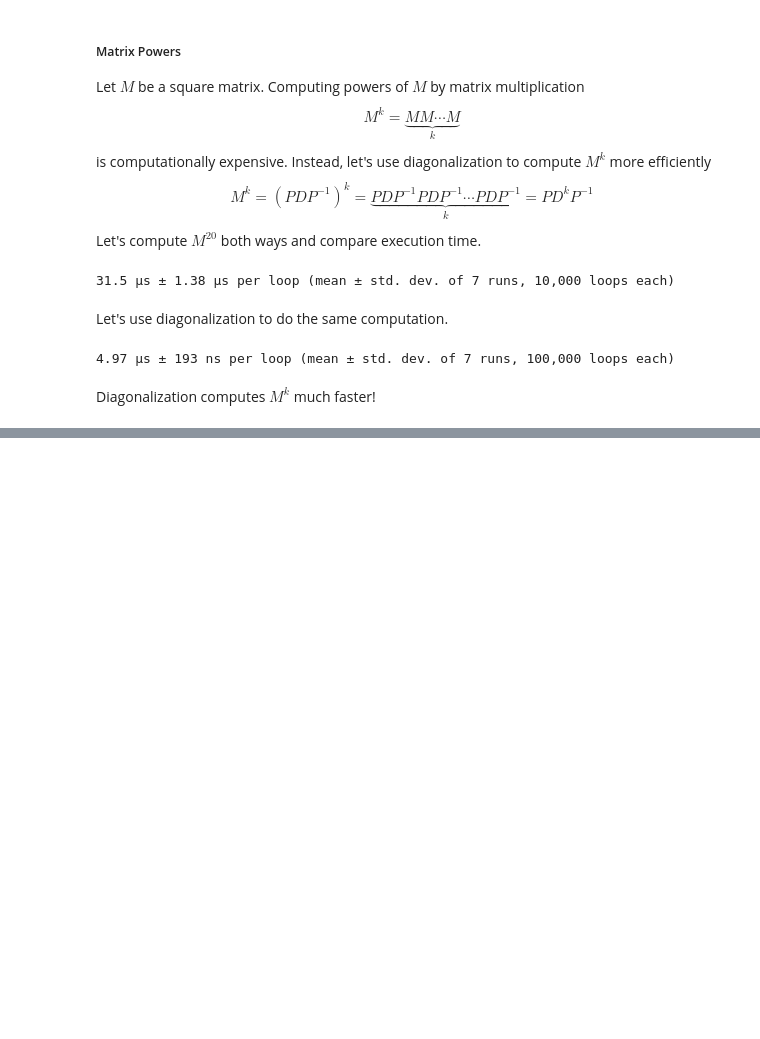
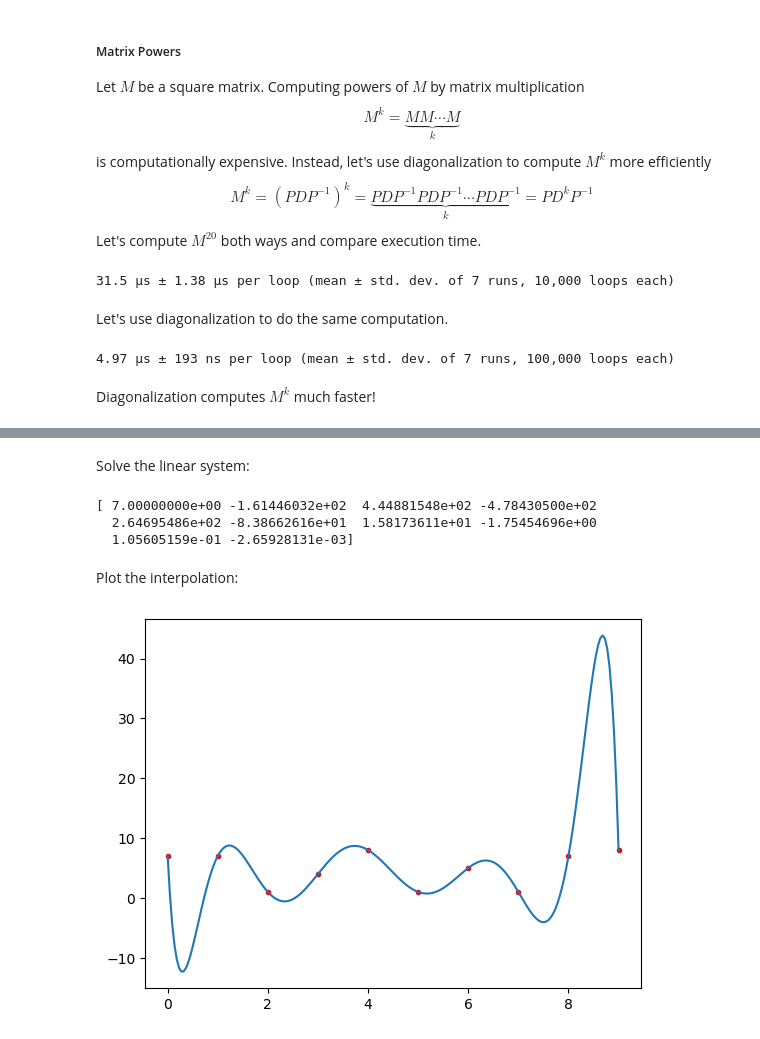
Before and after one commit to byeolla/science_dnn, a Jupyter notebook: 7th_week.ipynb, the cells around one changed output, grey strips where cells are left out. Saved outputs shown, nothing was run; the diff lists cells and outputs as text; code cells hidden in the pictures; blank space fills up the shorter version.

```diff
--- a/7th_week.ipynb
+++ b/7th_week.ipynb
@@ -513,0 +642,3 @@ Diagonalization computes $M^{k}$ much faster!
+# %%
+X = np.column_stack([x**k for k in range(0, N)])
+print(X[:5, :5])
@@ -513,0 +674,18 @@ Diagonalization computes $M^{k}$ much faster!
+# %% [markdown]
+Solve the linear system:
+# %%
+a = la.solve(X, y)
+print(a)
+# %% [output]
+[ 7.00000000e+00 -1.61446032e+02  4.44881548e+02 -4.78430500e+02
+  2.64695486e+02 -8.38662616e+01  1.58173611e+01 -1.75454696e+00
+  1.05605159e-01 -2.65928131e-03]
+# %% [markdown]
+Plot the interpolation:
+# %%
+xs = np.linspace(0, N-1, 200)
+ys = sum([a[k]*xs**k for k in range(0,N)])
+plt.plot(x, y, 'r.', xs, ys)
+plt.show()
+# %% [output]
+[figure, added]
```
Also changed, not shown: parts of 26 cells of this notebook.
